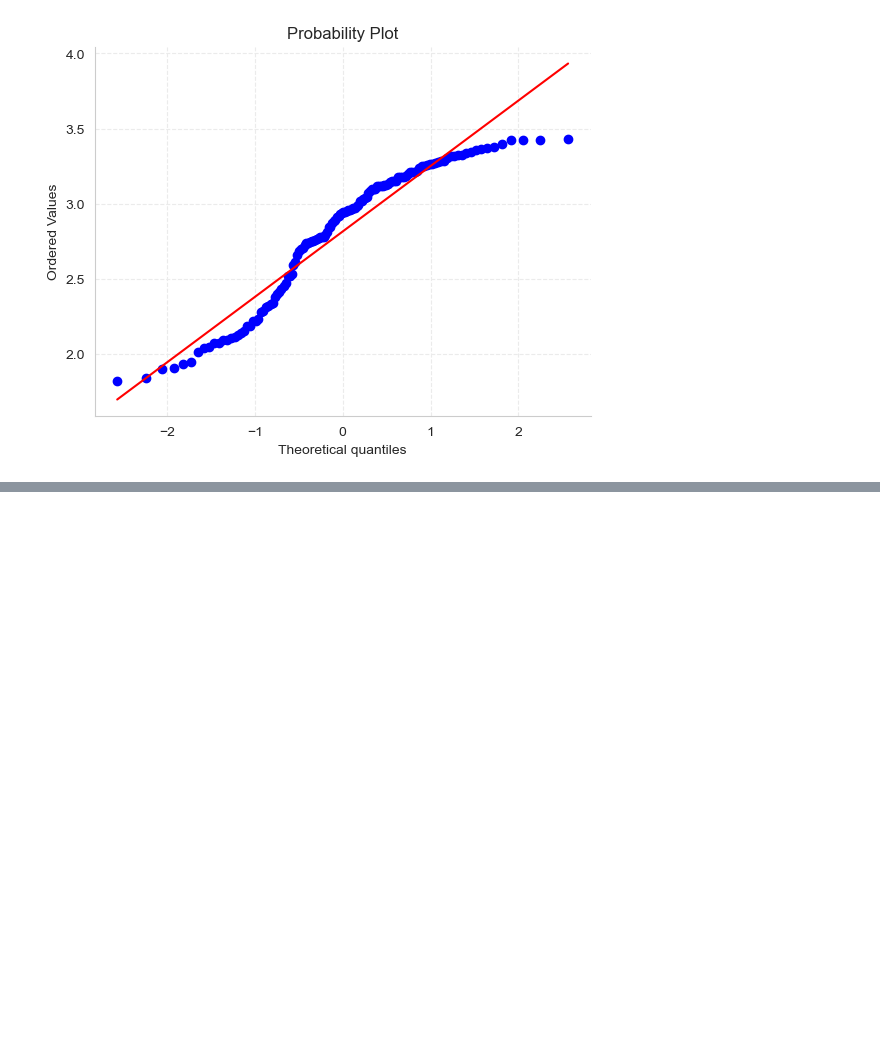
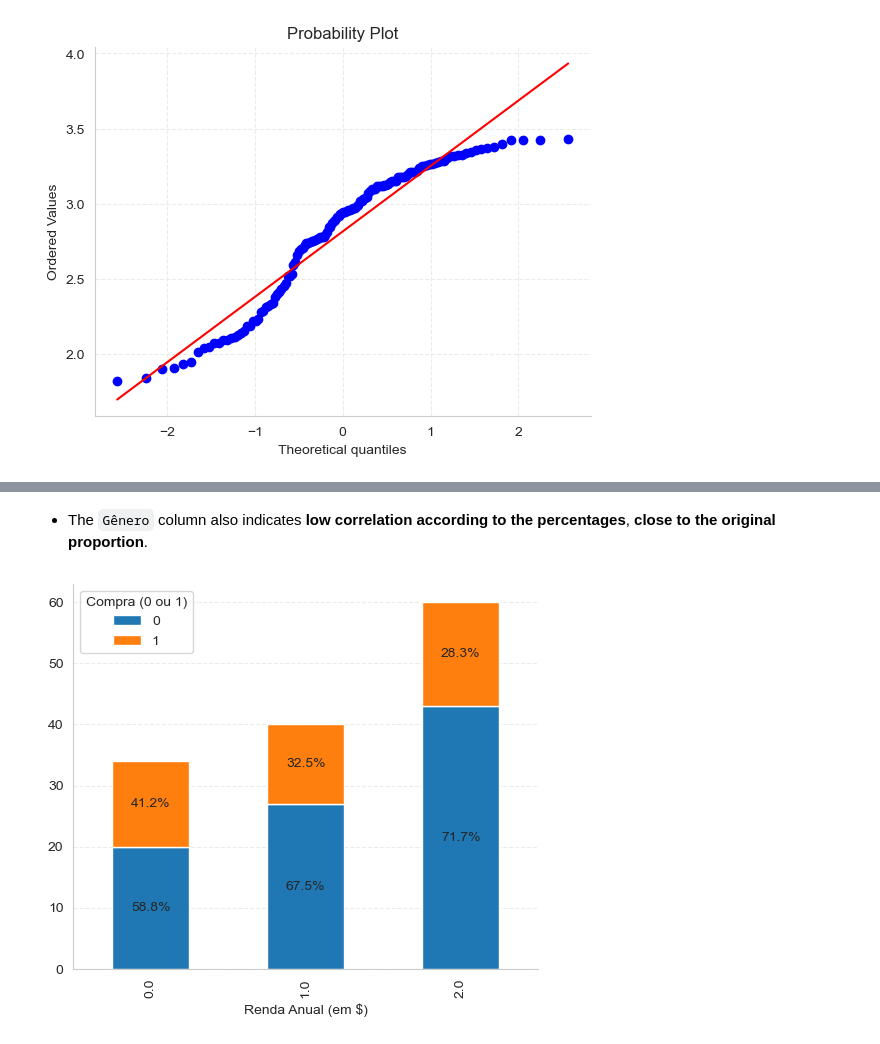
Before and after one commit to vtpaiva/house-sell-predict, a Jupyter notebook: notebooks/analysis.ipynb, the cells around one changed output, grey strips where cells are left out. Saved outputs shown, nothing was run; the diff lists cells and outputs as text; code cells hidden in the pictures; blank space fills up the shorter version.

```diff
--- a/analysis.ipynb
+++ b/notebooks/analysis.ipynb
@@ -326,0 +480,6 @@ plt.show()
+# %% [markdown]
+* The `Gênero` column also indicates **low correlation according to the percentages**, **close to the original proportion**.
+# %%
+plot_bars('Renda Anual (em $)')
+# %% [output]
+[figure, added]
```
Also changed, not shown: parts of 52 cells of this notebook, 1 other file.
